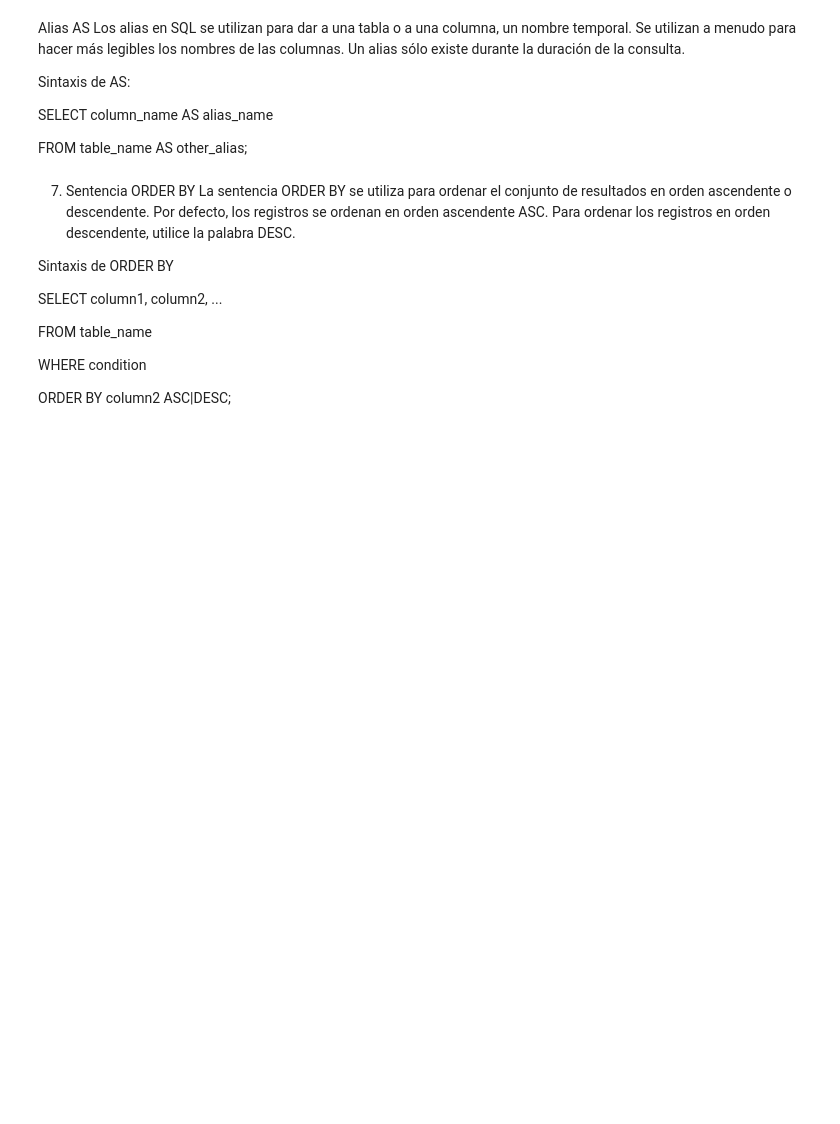
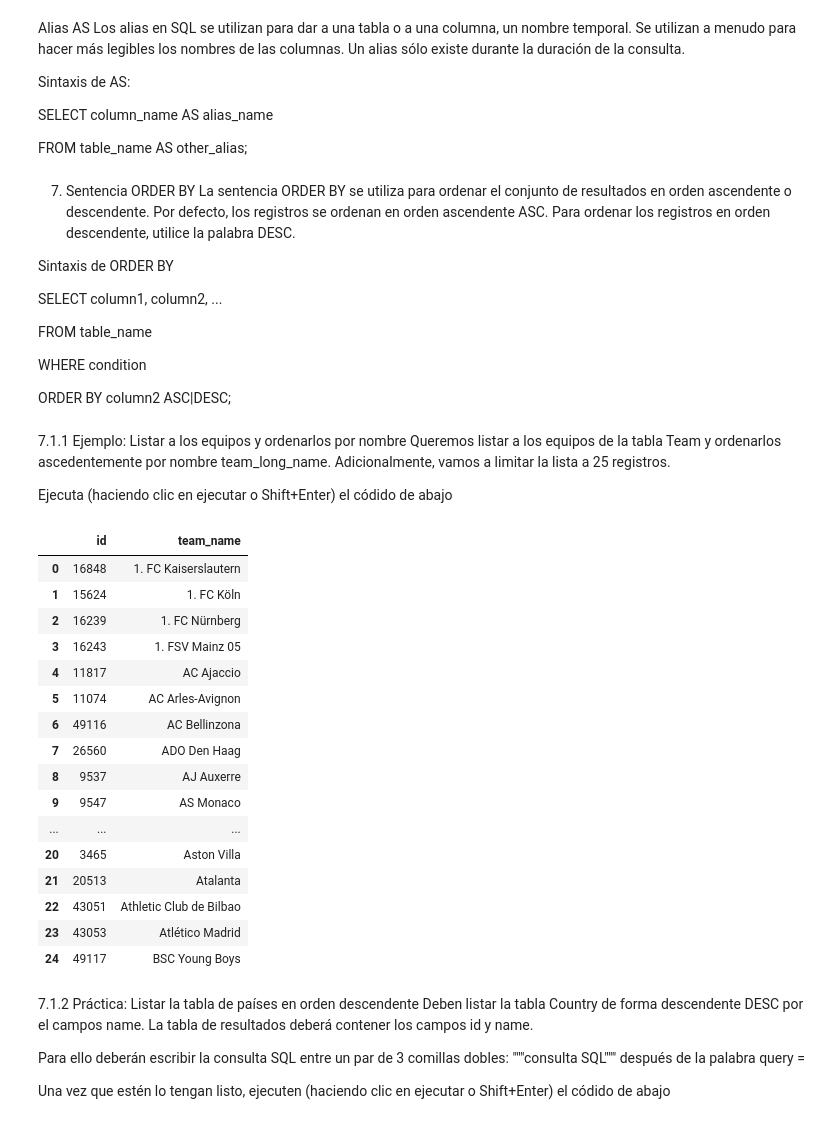
Before and after one commit to Eli0103/TalentoTech, a Jupyter notebook: Taller_SQL.ipynb, the cells around one changed output. Drawn from its saved outputs; the diff is of its cells as text; code cells hidden in the pictures; blank space fills up the shorter version.

```diff
--- a/Taller_SQL.ipynb
+++ b/Taller_SQL.ipynb
@@ -934,3 +934,40 @@ FROM table_name
 WHERE condition
 
 ORDER BY column2 ASC|DESC;
+# %% [markdown]
+7.1.1 Ejemplo: Listar a los equipos y ordenarlos por nombre
+Queremos listar a los equipos de la tabla Team y ordenarlos ascedentemente por nombre team_long_name. Adicionalmente, vamos a limitar la lista a 25 registros.
+
+Ejecuta (haciendo clic en ejecutar o Shift+Enter) el códido de abajo
+# %%
+query = """SELECT id, team_long_name AS team_name
+        FROM Team
+        ORDER BY team_long_name ASC
+        LIMIT 25;"""
+teams_orderby = pd.read_sql(query, conn)
+teams_orderby
+# %% [output]
+|  | id | team_name |
+| 0 | 16848 | 1. FC Kaiserslautern |
+| 1 | 15624 | 1. FC Köln |
+| 2 | 16239 | 1. FC Nürnberg |
+| 3 | 16243 | 1. FSV Mainz 05 |
+| 4 | 11817 | AC Ajaccio |
+| 5 | 11074 | AC Arles-Avignon |
+| 6 | 49116 | AC Bellinzona |
+| 7 | 26560 | ADO Den Haag |
+| 8 | 9537 | AJ Auxerre |
+| 9 | 9547 | AS Monaco |
+| ... | ... | ... |
+| 20 | 3465 | Aston Villa |
+| 21 | 20513 | Atalanta |
+| 22 | 43051 | Athletic Club de Bilbao |
+| 23 | 43053 | Atlético Madrid |
+| 24 | 49117 | BSC Young Boys |
+# %% [markdown]
+7.1.2 Práctica: Listar la tabla de países en orden descendente
+Deben listar la tabla Country de forma descendente DESC por el campos name. La tabla de resultados deberá contener los campos id y name.
+
+Para ello deberán escribir la consulta SQL entre un par de 3 comillas dobles: """consulta SQL""" después de la palabra query =
+
+Una vez que estén lo tengan listo, ejecuten (haciendo clic en ejecutar o Shift+Enter) el códido de abajo
```
Also changed, not shown: parts of 20 cells of this notebook.
